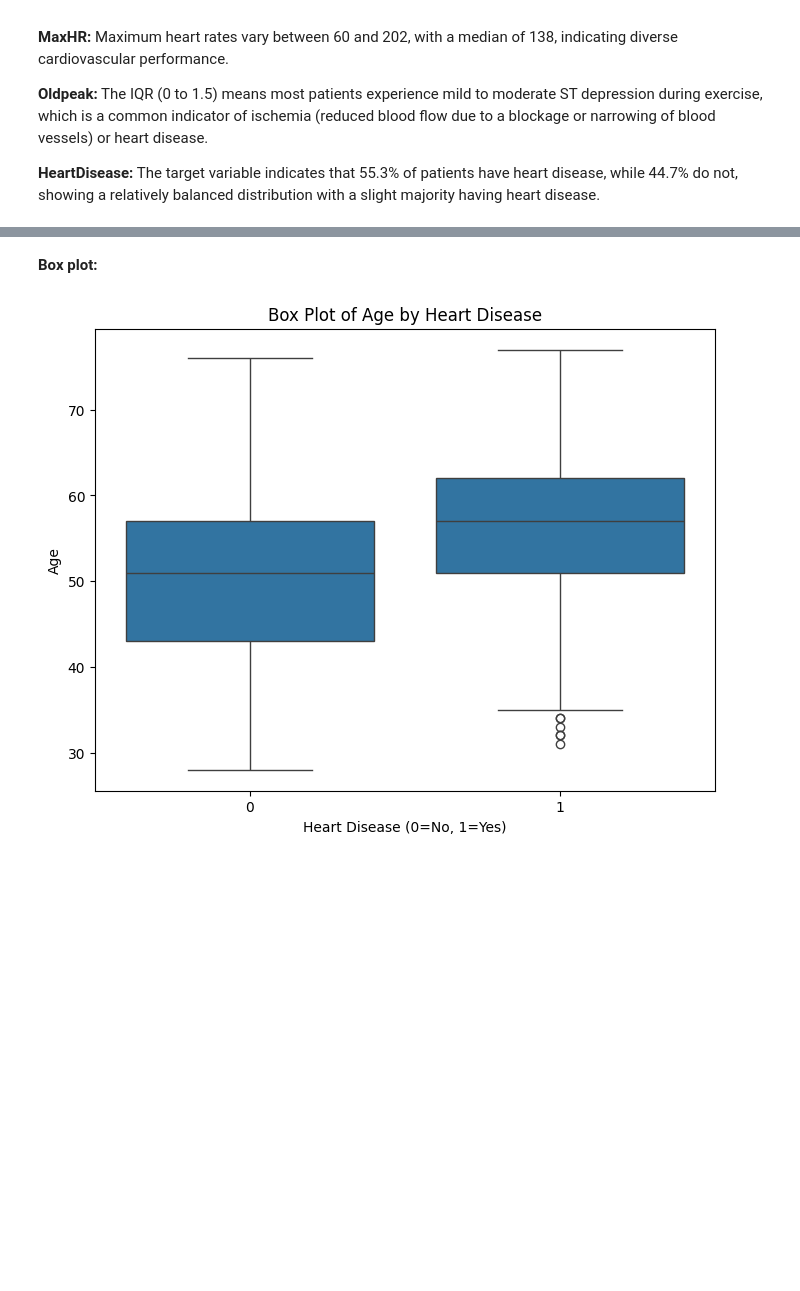
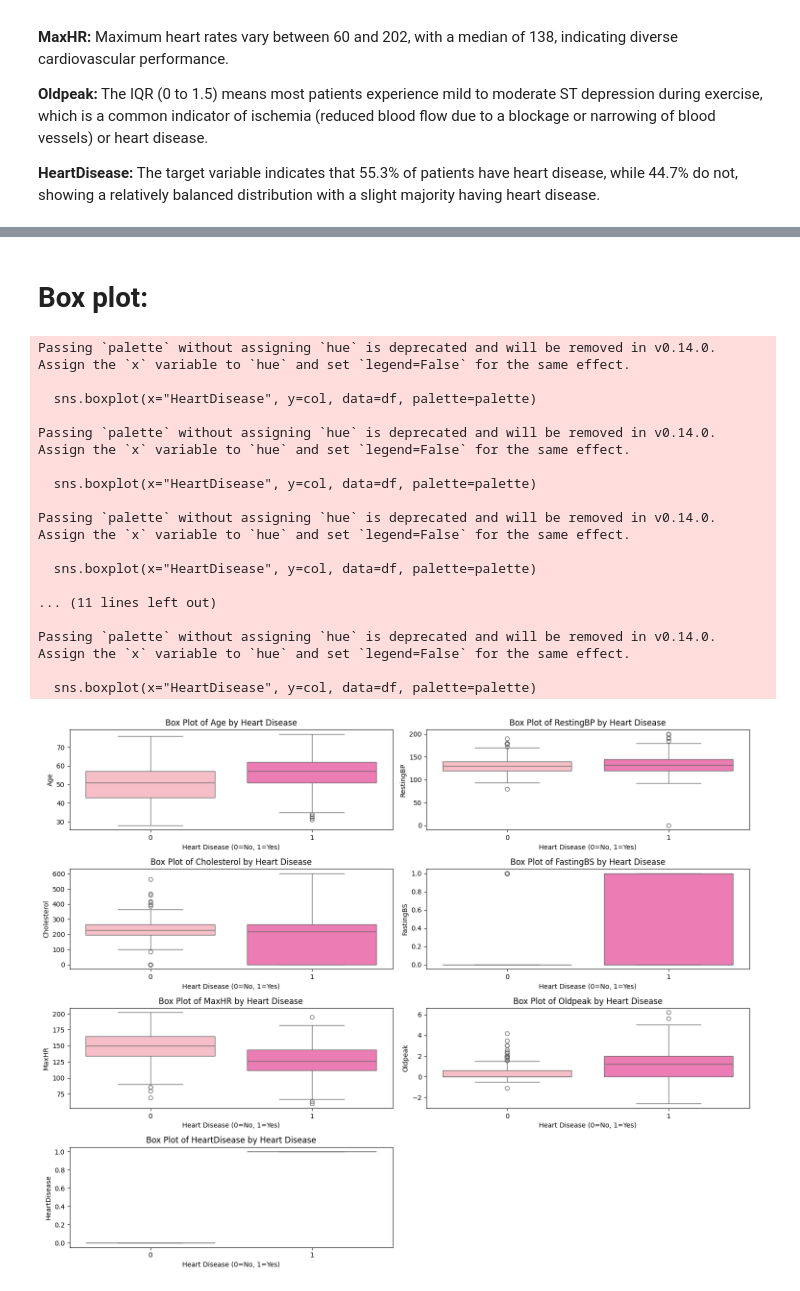
Before and after one commit to Janaalsh5/Heart-Disease, a Jupyter notebook: Phase1.ipynb, the cells around one changed output, grey strips where cells are left out. Drawn from its saved outputs; the diff is of its cells as text; code cells hidden in the pictures; blank space fills up the shorter version.

```diff
--- a/Phase1.ipynb
+++ b/Phase1.ipynb
@@ -22,6 +22,7 @@ import pandas as pd
 from tabulate import tabulate
 import matplotlib.pyplot as plt
 import seaborn as sns
+sns.set_palette(["#ffb6c1", "#ff69b4"])
 df = pd.read_csv("/content/heart.csv")
 # %% [markdown]
 ***Features:***
@@ -132,0 +153,9 @@ df.describe()
+# %%
+for col in numeric_cols:
+    Q1 = df[col].quantile(0.25)
+    Q3 = df[col].quantile(0.75)
+    IQR = Q3 - Q1
+    lower = Q1 - 1.5*IQR
+    upper = Q3 + 1.5*IQR
+    outliers = df[(df[col] < lower) | (df[col] > upper)]
+    print(f"{col}: {len(outliers)} outliers")
@@ -133,12 +170,39 @@ df.describe()
 # %% [markdown]
-**Box plot:**
+# **Box plot:**
 # %%
-# (A) Boxplot: Age by Heart Disease
-plt.figure(figsize=(8,6))
-sns.boxplot(x="HeartDisease", y="Age", data=df)
-plt.title("Box Plot of Age by Heart Disease")
-plt.xlabel("Heart Disease (0=No, 1=Yes)")
-plt.ylabel("Age")
+
+numeric_cols = df.select_dtypes(include=["int64", "float64"]).columns
+
+palette = ["#ffb6c1", "#ff69b4"]
+
+
+plt.figure(figsize=(15, 20))
+
+for i, col in enumerate(numeric_cols, 1):
+    plt.subplot(len(numeric_cols), 2, i)
+    sns.boxplot(x="HeartDisease", y=col, data=df, palette=palette)
+    plt.title(f"Box Plot of {col} by Heart Disease", fontsize=12)
+    plt.xlabel("Heart Disease (0=No, 1=Yes)")
+    plt.ylabel(col)
+
+plt.tight_layout()
 plt.show()
 # %% [output]
+Passing `palette` without assigning `hue` is deprecated and will be removed in v0.14.0. Assign the `x` variable to `hue` and set `legend=False` for the same effect.
+
+  sns.boxplot(x="HeartDisease", y=col, data=df, palette=palette)
+
+Passing `palette` without assigning `hue` is deprecated and will be removed in v0.14.0. Assign the `x` variable to `hue` and set `legend=False` for the same effect.
+
+  sns.boxplot(x="HeartDisease", y=col, data=df, palette=palette)
+
+Passing `palette` without assigning `hue` is deprecated and will be removed in v0.14.0. Assign the `x` variable to `hue` and set `legend=False` for the same effect.
+
+  sns.boxplot(x="HeartDisease", y=col, data=df, palette=palette)
+
+... (11 lines left out)
+
+Passing `palette` without assigning `hue` is deprecated and will be removed in v0.14.0. Assign the `x` variable to `hue` and set `legend=False` for the same effect.
+
+  sns.boxplot(x="HeartDisease", y=col, data=df, palette=palette)
-[figure, old version]
+[figure, new version]
```
Also changed, not shown: parts of 21 cells of this notebook.
